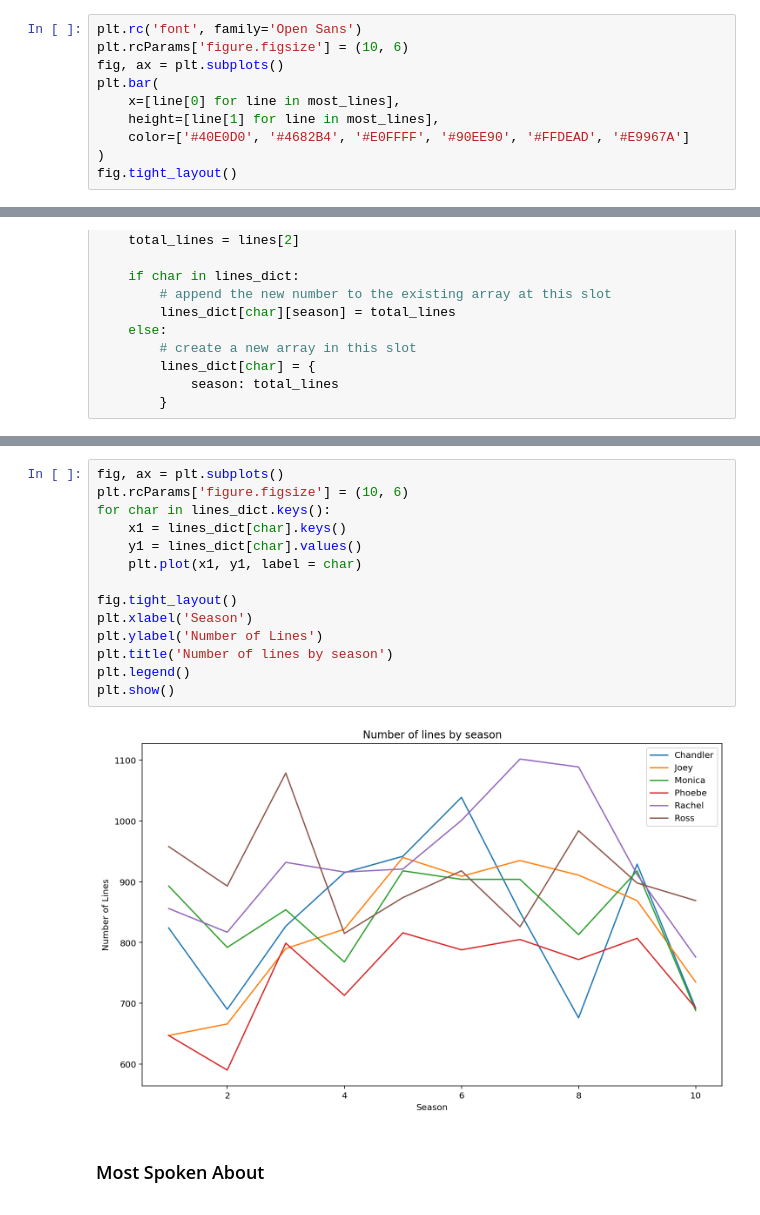
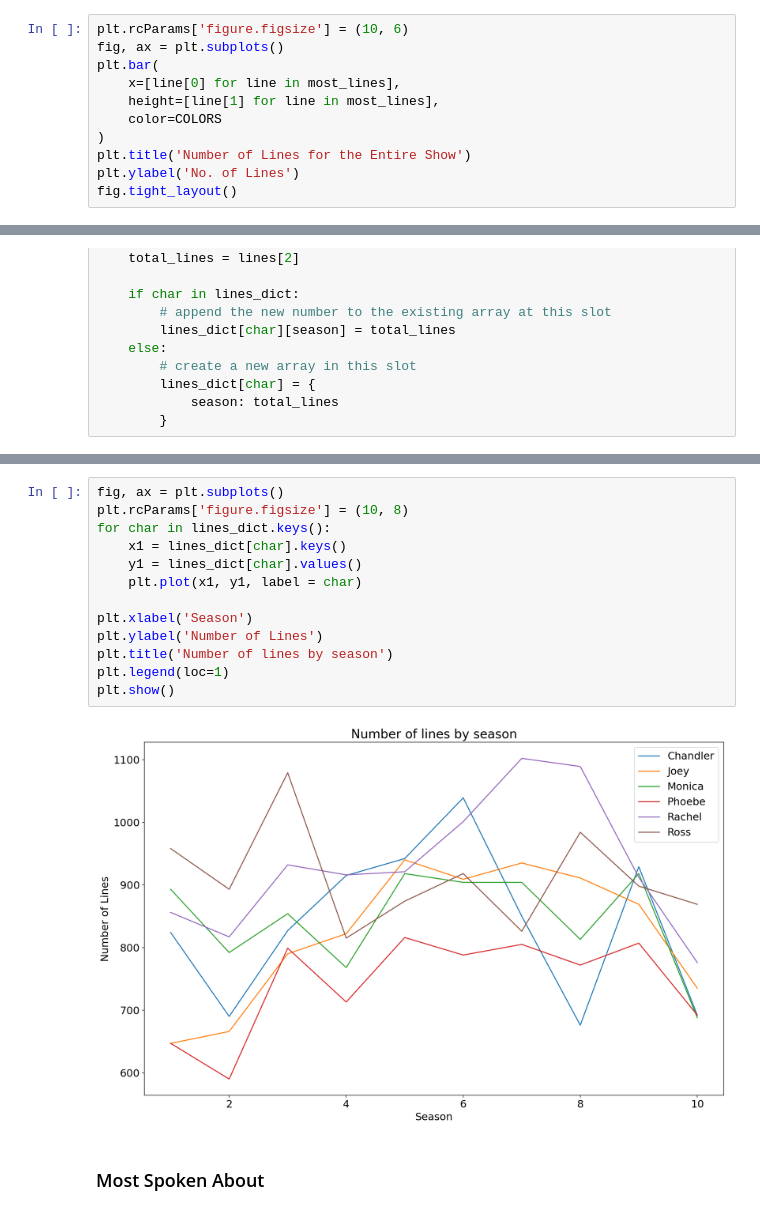
Before and after one commit to harshitsinghai77/friends-sitcom-data-analysis, a Jupyter notebook: Friends.ipynb, the cells around one changed output, grey strips where cells are left out. Drawn from its saved outputs; the diff is of its cells as text.

```diff
--- a/Friends.ipynb
+++ b/Friends.ipynb
@@ -170,13 +156,14 @@ df.to_sql('Friends', conn, if_exists='replace', index=False) # save into the 'li
 cur.execute("SELECT char, COUNT(line) AS 'spoken_lines' FROM Friends GROUP BY char ORDER BY spoken_lines DESC")
 most_lines = [c for c in cur.fetchall()]
 # %%
-plt.rc('font', family='Open Sans')
 plt.rcParams['figure.figsize'] = (10, 6)
 fig, ax = plt.subplots()
 plt.bar(
     x=[line[0] for line in most_lines],
     height=[line[1] for line in most_lines],
-    color=['#40E0D0', '#4682B4', '#E0FFFF', '#90EE90', '#FFDEAD', '#E9967A']
+    color=COLORS
 )
+plt.title('Number of Lines for the Entire Show')
+plt.ylabel('No. of Lines')
 fig.tight_layout()
 # %% [output]
@@ -217,19 +193,18 @@ lines_dict['Chandler']
 # %%
 fig, ax = plt.subplots()
-plt.rcParams['figure.figsize'] = (10, 6)
+plt.rcParams['figure.figsize'] = (10, 8)
 for char in lines_dict.keys():
     x1 = lines_dict[char].keys()
     y1 = lines_dict[char].values()
     plt.plot(x1, y1, label = char)
 
-fig.tight_layout()
 plt.xlabel('Season')
 plt.ylabel('Number of Lines')
 plt.title('Number of lines by season')
-plt.legend()
+plt.legend(loc=1)
 plt.show()
 # %% [output]
-[figure, old version]
+[figure, new version]
 # %% [markdown]
 ### Most Spoken About
 # %%
```
Also changed, not shown: parts of 23 cells of this notebook, 3 other files.
